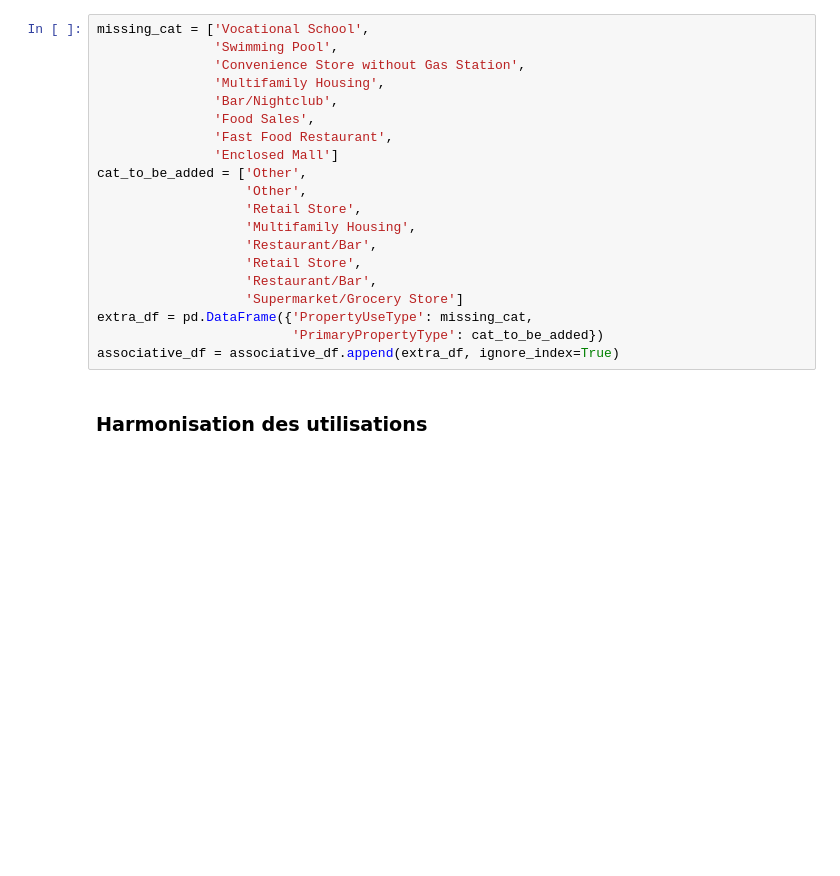
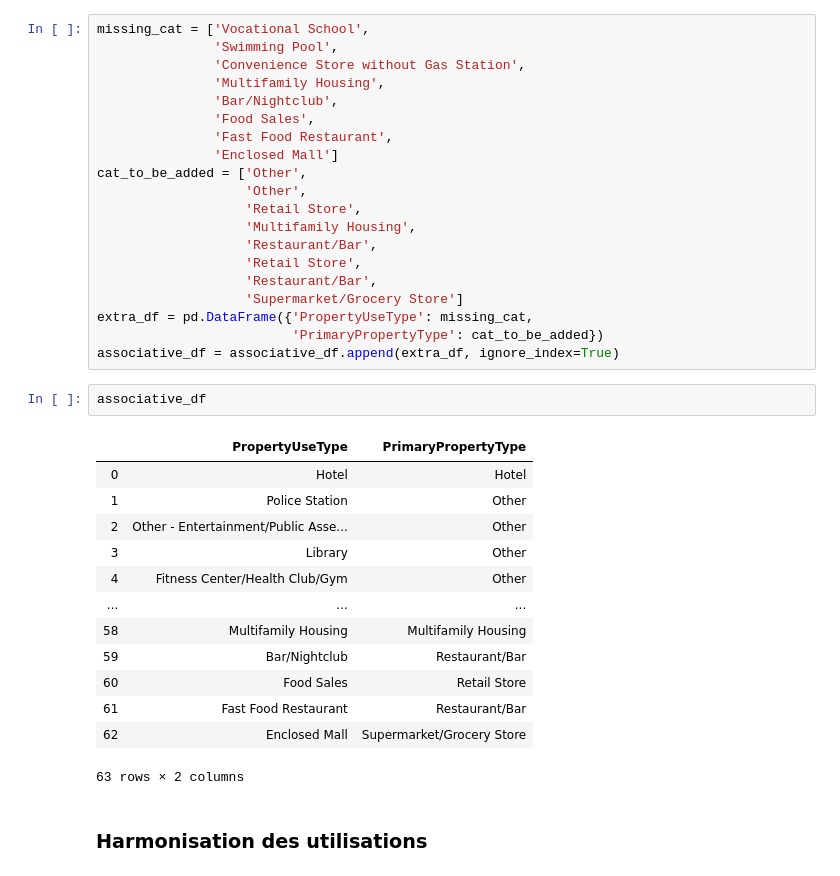
Before and after one commit to Pierre-Eloi/OC_DS_Project4, a Jupyter notebook: Project4_Feature_Engineering.ipynb, the cells around one changed output. Drawn from its saved outputs; the diff is of its cells as text; blank space fills up the shorter version.

```diff
--- a/Project4_Feature_Engineering.ipynb
+++ b/Project4_Feature_Engineering.ipynb
@@ -341,6 +341,22 @@ cat_to_be_added = ['Other',
 extra_df = pd.DataFrame({'PropertyUseType': missing_cat,
                          'PrimaryPropertyType': cat_to_be_added})
 associative_df = associative_df.append(extra_df, ignore_index=True)
+# %%
+associative_df
+# %% [output]
+|  | PropertyUseType | PrimaryPropertyType |
+| 0 | Hotel | Hotel |
+| 1 | Police Station | Other |
+| 2 | Other - Entertainment/Public Asse... | Other |
+| 3 | Library | Other |
+| 4 | Fitness Center/Health Club/Gym | Other |
+| ... | ... | ... |
+| 58 | Multifamily Housing | Multifamily Housing |
+| 59 | Bar/Nightclub | Restaurant/Bar |
+| 60 | Food Sales | Retail Store |
+| 61 | Fast Food Restaurant | Restaurant/Bar |
+| 62 | Enclosed Mall | Supermarket/Grocery Store |
+63 rows × 2 columns
 # %% [markdown]
 ### Harmonisation des utilisations
 # %% [markdown]
```
Also changed, not shown: parts of 18 cells of this notebook, 2 other files.
